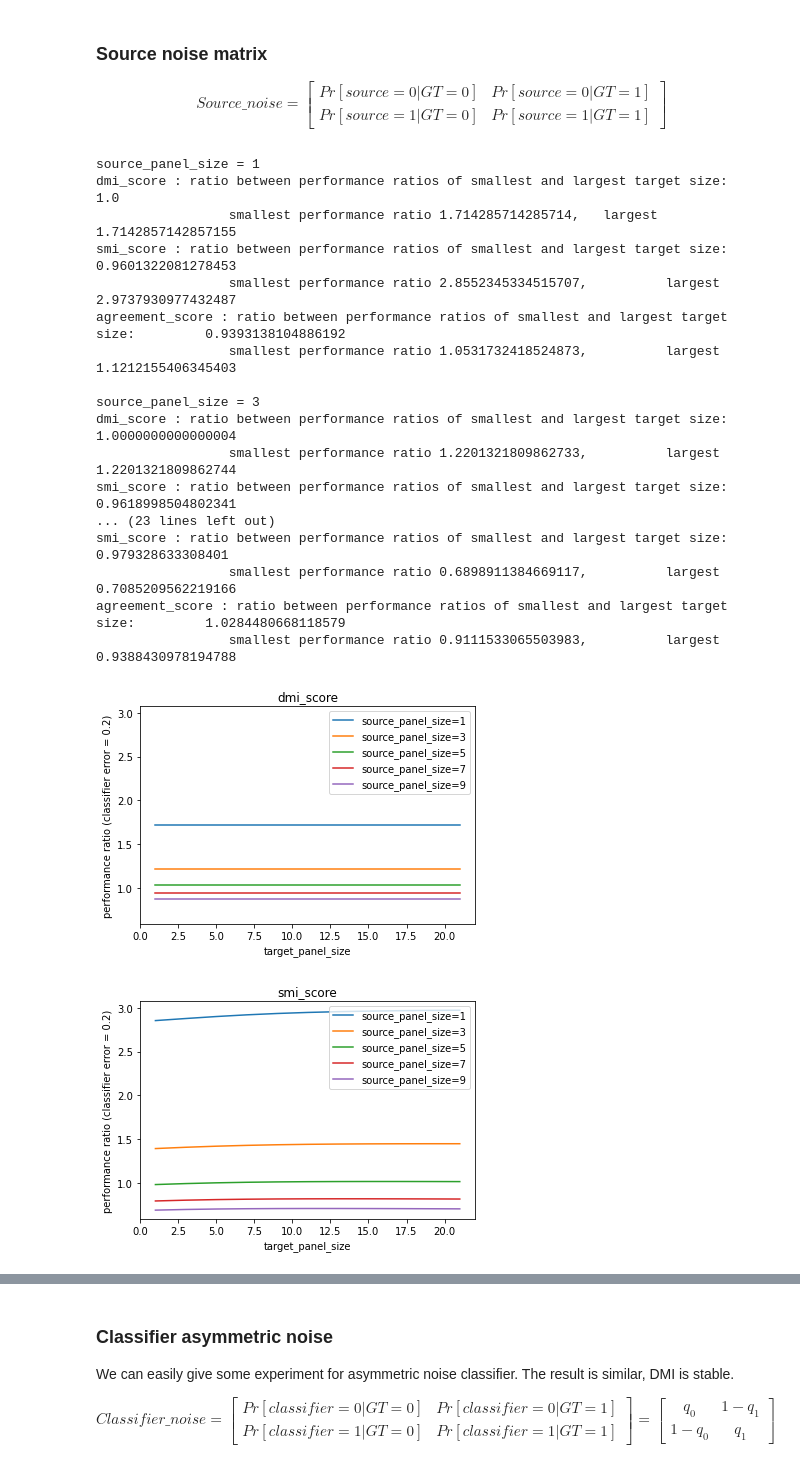
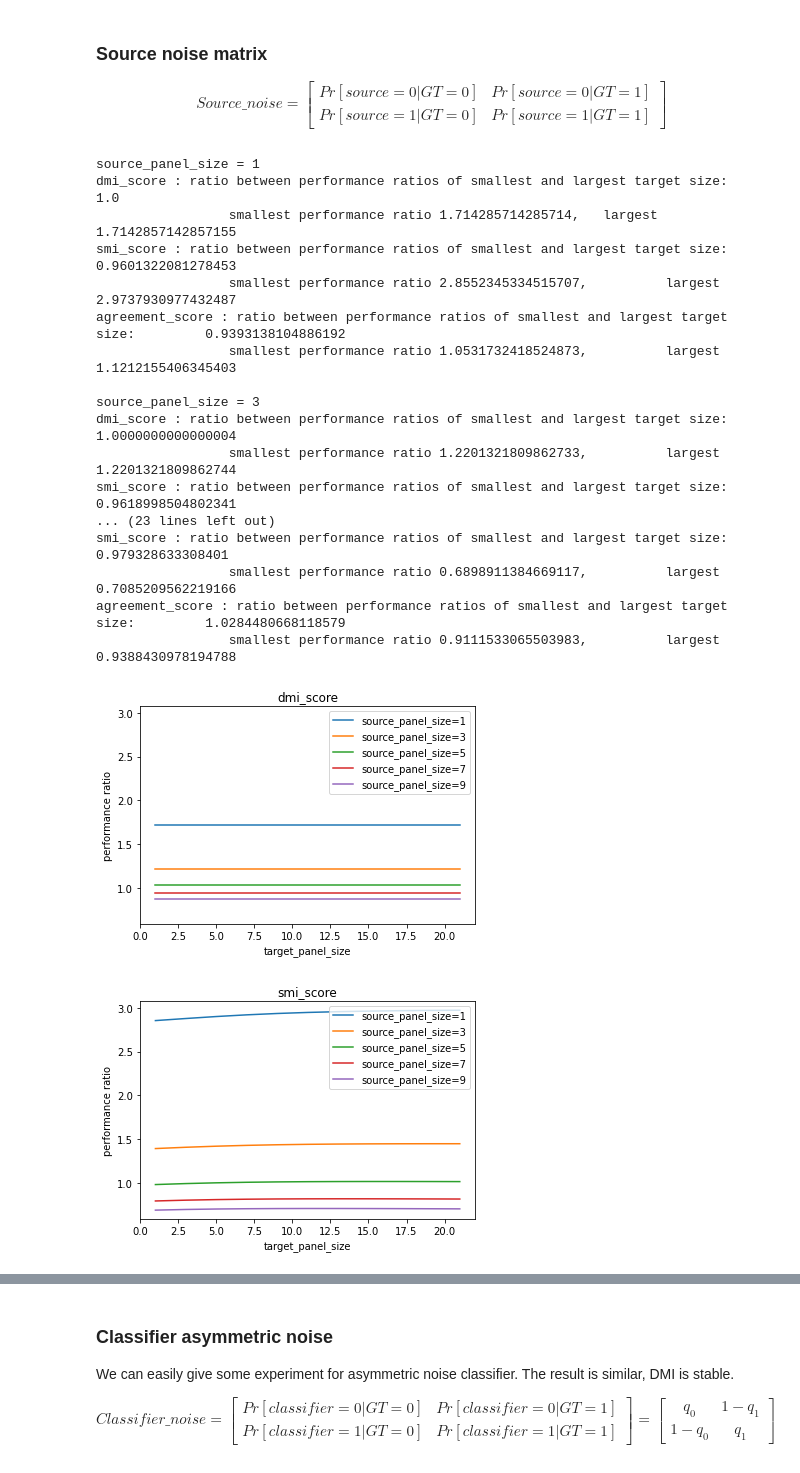
Before and after one commit to presnick/surveyequivalence, a Jupyter notebook: simulations/experiment_notebook.ipynb, the cells around one changed output, grey strips where cells are left out. Drawn from its saved outputs; the diff is of its cells as text; code cells hidden in the pictures.

```diff
--- a/simulations/experiment_notebook.ipynb
+++ b/simulations/experiment_notebook.ipynb
@@ -610,44 +610,44 @@ for s_size in source_panel_size:
 
 fig_dmi.legend()
 fig_dmi.set_xlabel('target_panel_size')
-fig_dmi.set_ylabel('performance ratio (classifier error = 0.2)')
+fig_dmi.set_ylabel('performance ratio')
 fig_dmi.set_title('dmi_score')
 
 fig_smi.legend()
 fig_smi.set_xlabel('target_panel_size')
-fig_smi.set_ylabel('performance ratio (classifier error = 0.2)')
+fig_smi.set_ylabel('performance ratio')
 fig_smi.set_title('smi_score')
 
 fig_acc.legend()
 fig_acc.set_xlabel('target_panel_size')
-fig_acc.set_ylabel('performance ratio (classifier error = 0.2)')
+fig_acc.set_ylabel('performance ratio')
 fig_acc.set_title('agreement_score')
 
 y_lim_max += 0.1
 y_lim_min -= 0.1
 
 fig_dmi.set_ylim(y_lim_min,y_lim_max)
 fig_smi.set_ylim(y_lim_min,y_lim_max)
 fig_acc.set_ylim(y_lim_min,y_lim_max)
 
 plt.show()
 # %% [output]
 source_panel_size = 1
 dmi_score : ratio between performance ratios of smallest and largest target size:               1.0
                  smallest performance ratio 1.714285714285714,   largest 1.7142857142857155
 smi_score : ratio between performance ratios of smallest and largest target size:               0.9601322081278453
                  smallest performance ratio 2.8552345334515707,          largest 2.9737930977432487
 agreement_score : ratio between performance ratios of smallest and largest target size:         0.9393138104886192
                  smallest performance ratio 1.0531732418524873,          largest 1.1212155406345403
 
 source_panel_size = 3
 dmi_score : ratio between performance ratios of smallest and largest target size:               1.0000000000000004
                  smallest performance ratio 1.2201321809862733,          largest 1.2201321809862744
 smi_score : ratio between performance ratios of smallest and largest target size:               0.9618998504802341
 ... (23 lines left out)
 smi_score : ratio between performance ratios of smallest and largest target size:               0.979328633308401
                  smallest performance ratio 0.6898911384669117,          largest 0.7085209562219166
 agreement_score : ratio between performance ratios of smallest and largest target size:         1.0284480668118579
                  smallest performance ratio 0.9111533065503983,          largest 0.9388430978194788
-[figure, old version]
+[figure, new version]
-[figure, old version]
+[figure, new version]
```
Also changed, not shown: parts of 16 cells of this notebook.
